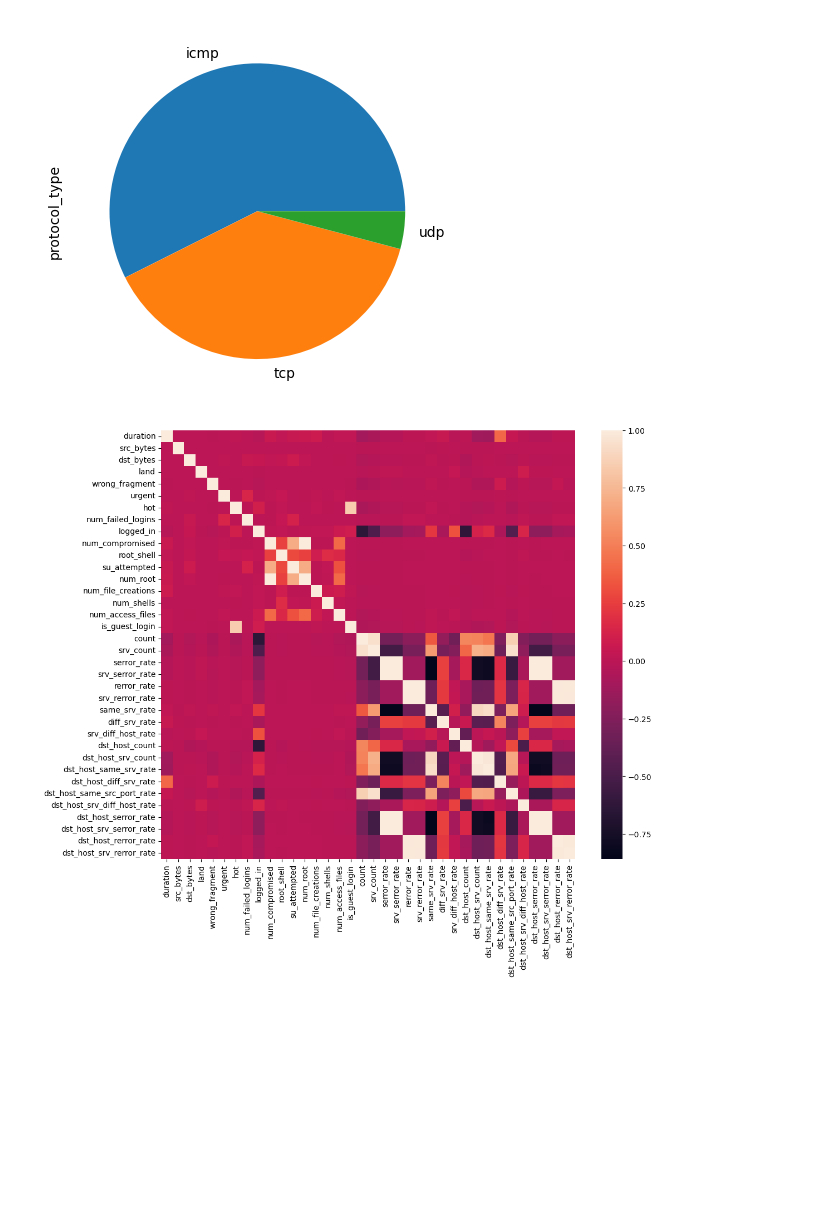
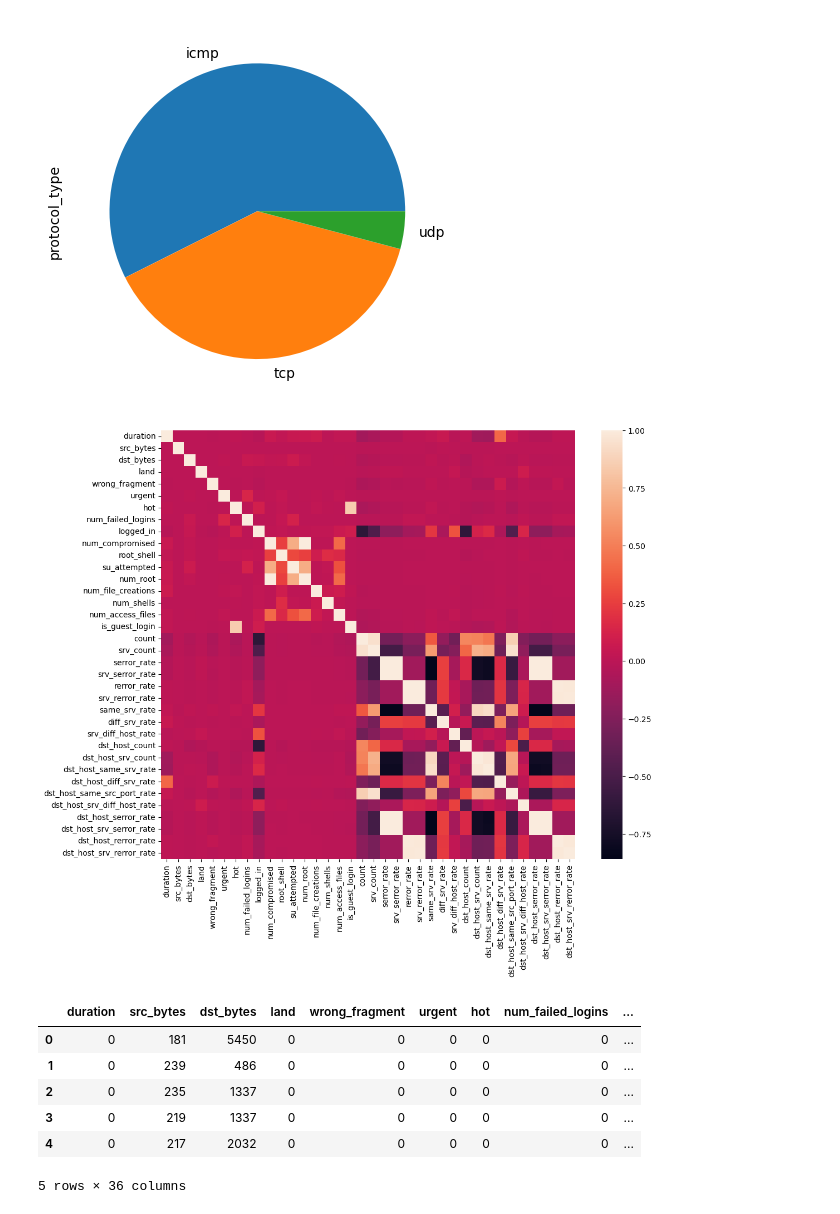
Before and after one commit to mannanrehbari/NetworkIntrusionDetectionSystem, a Jupyter notebook: 01_eda_kddcup99.ipynb, the cells around one changed output. Saved outputs shown, nothing was run; the diff lists cells and outputs as text; code cells hidden in the pictures; blank space fills up the shorter version.

```diff
--- a/01_eda_kddcup99.ipynb
+++ b/01_eda_kddcup99.ipynb
@@ -187,16 +185,33 @@ pie_graph('protocol_type')
 # %%
 
 
-df = df.dropna('columns')# drop columns with NaN
+df = df.dropna(axis=1)# drop columns with NaN
+
+#df = df[[col for col in df if df[col].nunique() > 1]]# keep columns where there are more than 1 unique values
+
+#df_filt = df.loc[:, df.nunique() > 1]
+
+#corr = df_filt.corr()
 
 df = df[[col for col in df if df[col].nunique() > 1]]# keep columns where there are more than 1 unique values
+numeric_cols = df.select_dtypes(include=[np.number]).columns
+df_numeric = df[numeric_cols]
 
-corr = df.corr()
+corr = df_numeric.corr()
 
 plt.figure(figsize=(12,10))
 
 sns.heatmap(corr)
 
 plt.show()
+
+df_numeric.head()
 # %% [output]
 [figure]
+|  | duration | src_bytes | dst_bytes | land | wrong_fragment | urgent | hot | num_failed_logins | ... |
+| 0 | 0 | 181 | 5450 | 0 | 0 | 0 | 0 | 0 | ... |
+| 1 | 0 | 239 | 486 | 0 | 0 | 0 | 0 | 0 | ... |
+| 2 | 0 | 235 | 1337 | 0 | 0 | 0 | 0 | 0 | ... |
+| 3 | 0 | 219 | 1337 | 0 | 0 | 0 | 0 | 0 | ... |
+| 4 | 0 | 217 | 2032 | 0 | 0 | 0 | 0 | 0 | ... |
+5 rows × 36 columns
```
Also changed, not shown: parts of 4 cells of this notebook, 2 other files.
